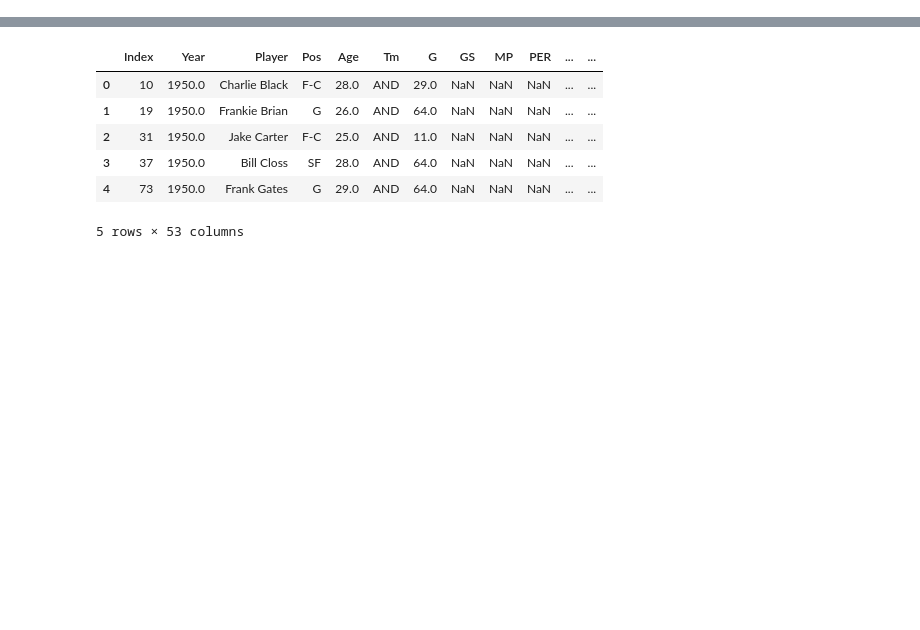
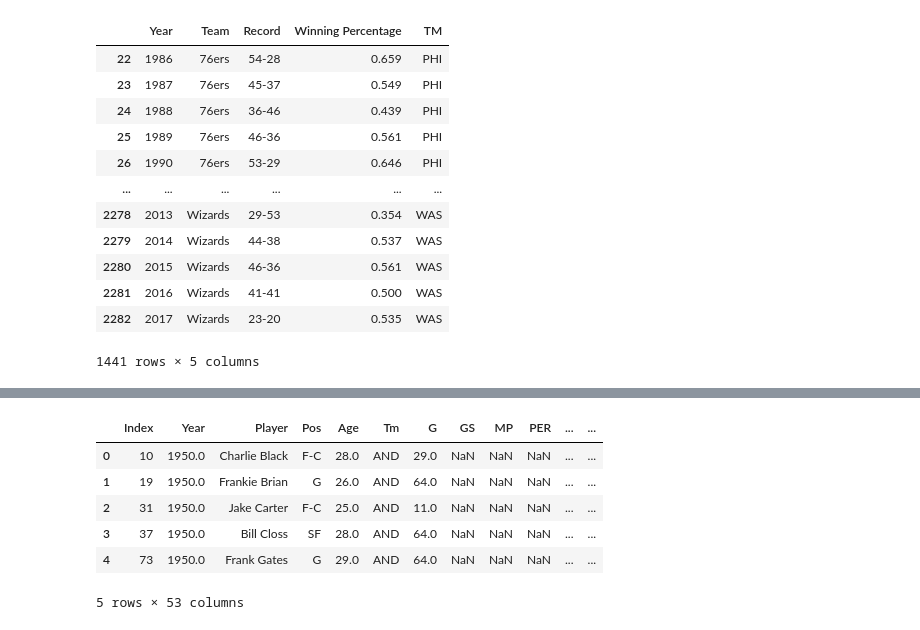
Before and after one commit to Kate-Yayla/Project1-Historical-NBA-Analysis, a Jupyter notebook: NBA Analysis.ipynb, the cells around one changed output, grey strips where cells are left out. Drawn from its saved outputs; the diff is of its cells as text; code cells hidden in the pictures; blank space fills up the shorter version.

```diff
--- a/NBA Analysis.ipynb
+++ b/NBA Analysis.ipynb
@@ -18,0 +61,17 @@ team_Data.head()
+# %%
+combined_team_data = combined_team_data.loc[(combined_team_data["Year"] >= 1986) & (combined_team_data["Year"]< 2018)]
+combined_team_data
+# %% [output]
+|  | Year | Team | Record | Winning Percentage | TM |
+| 22 | 1986 | 76ers | 54-28 | 0.659 | PHI |
+| 23 | 1987 | 76ers | 45-37 | 0.549 | PHI |
+| 24 | 1988 | 76ers | 36-46 | 0.439 | PHI |
+| 25 | 1989 | 76ers | 46-36 | 0.561 | PHI |
+| 26 | 1990 | 76ers | 53-29 | 0.646 | PHI |
+| ... | ... | ... | ... | ... | ... |
+| 2278 | 2013 | Wizards | 29-53 | 0.354 | WAS |
+| 2279 | 2014 | Wizards | 44-38 | 0.537 | WAS |
+| 2280 | 2015 | Wizards | 46-36 | 0.561 | WAS |
+| 2281 | 2016 | Wizards | 41-41 | 0.500 | WAS |
+| 2282 | 2017 | Wizards | 23-20 | 0.535 | WAS |
+1441 rows × 5 columns
```
Also changed, not shown: parts of 8 cells of this notebook.
